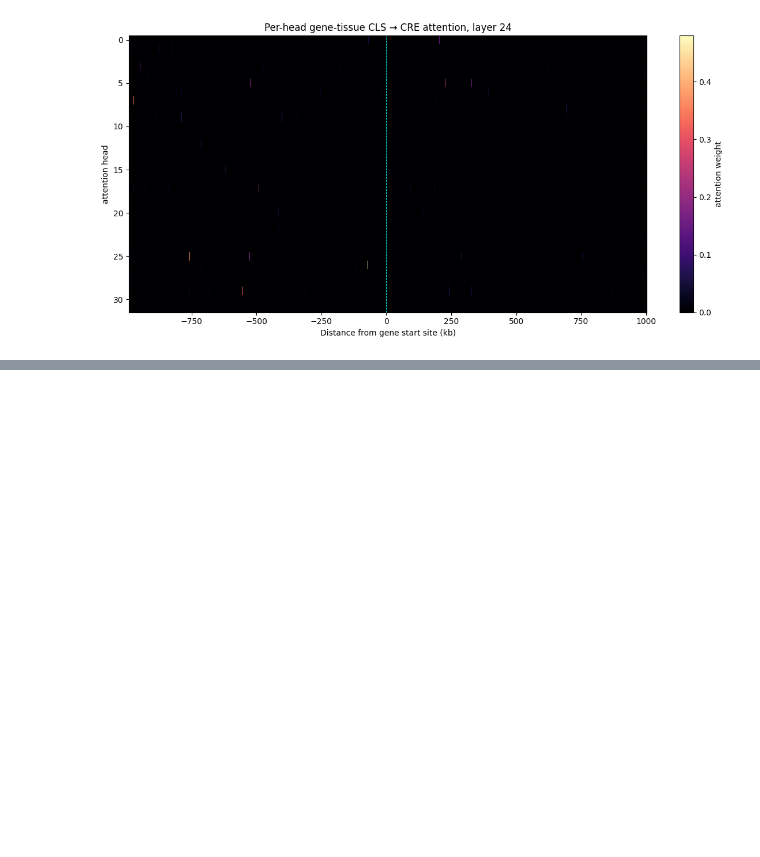
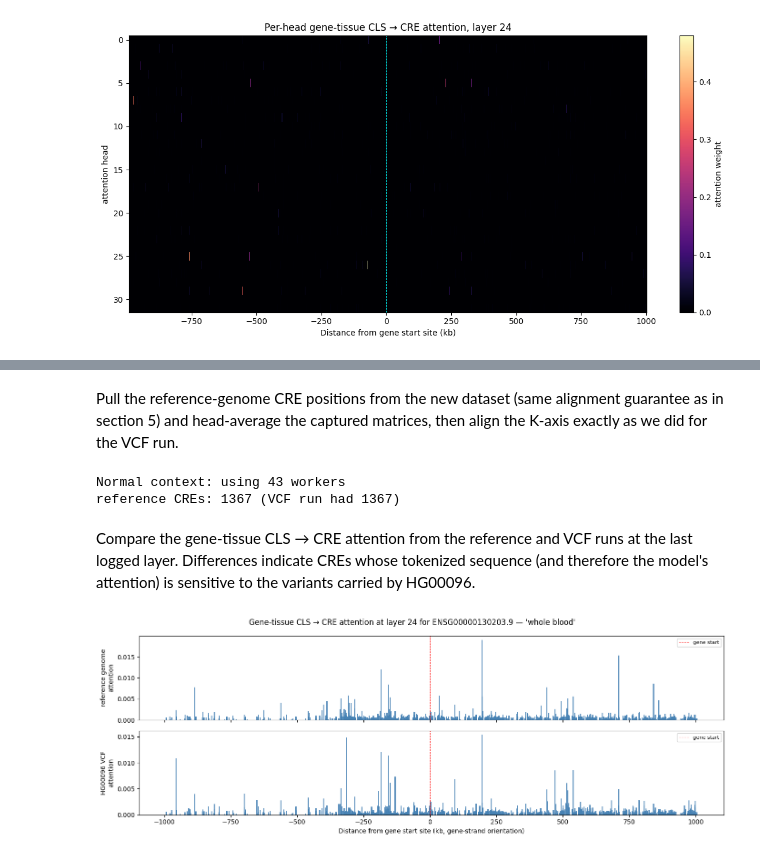
Before and after one commit to czi-ai/variantformer, a Jupyter notebook: notebooks/explore_attention.ipynb, the cells around one changed output, grey strips where cells are left out. Cells and saved outputs as stored; diff of their text form; code cells hidden in the pictures; blank space fills up the shorter version.

```diff
--- a/notebooks/explore_attention.ipynb
+++ b/notebooks/explore_attention.ipynb
@@ -393,3 +444,58 @@ plt.show()
+# %% [markdown]
+Pull the reference-genome CRE positions from the new dataset (same
+alignment guarantee as in section 5) and head-average the captured
+matrices, then align the K-axis exactly as we did for the VCF run.
+# %%
+cre_df_ref = vcf_dataset_ref.get_cre_positions(GENE_ID)
+cre_df_ref['midpoint'] = (cre_df_ref['start_cre'] + cre_df_ref['end_cre']) // 2
+cre_df_ref['distance_to_gene_start'] = cre_df_ref['midpoint'] - gene_start_site
+if gene_info['strand'] == '-':
+    cre_df_ref['distance_to_gene_start'] = -cre_df_ref['distance_to_gene_start']
+
+gene_tissue_cls_attention_ref = {}
+for name, mats in log_attn_ref.attention_matrices.items():
+    if not name.startswith('gene_modulator_crossMHA_'):
+        continue
+    layer_id = int(name.rsplit('_', 1)[-1])
+    A_heads = mats[0].cpu().to(torch.float32).numpy()  # (H, Q, K)
+    A = A_heads.mean(axis=0)                            # (Q, K)
+    gene_tissue_cls_attention_ref[layer_id] = A[0, : len(cre_df_ref)]
+
+x_kb_ref = cre_df_ref['distance_to_gene_start'].values / 1000.0
+print(f'reference CREs: {len(cre_df_ref)} (VCF run had {len(cre_df)})')
+# %% [output]
+Normal context: using 43 workers
+reference CREs: 1367 (VCF run had 1367)
+# %% [markdown]
+Compare the gene-tissue CLS → CRE attention from the reference and VCF
+runs at the last logged layer. Differences indicate CREs whose tokenized
+sequence (and therefore the model's attention) is sensitive to the
+variants carried by HG00096.
+# %%
+last_layer = ordered_layers[-1]
+attn_ref = gene_tissue_cls_attention_ref[last_layer]
+attn_vcf = gene_tissue_cls_attention[last_layer]
+
+fig, axes = plt.subplots(2, 1, figsize=(14, 5), sharex=True)
+for ax, (label, values, x_axis) in zip(
+    axes,
+    [
+        ('reference genome', attn_ref, x_kb_ref),
+        ('HG00096 VCF', attn_vcf, x_kb),
+    ],
+):
+    ax.bar(x_axis, values, width=4.0, color='steelblue', alpha=0.85)
+    ax.axvline(0, color='red', lw=0.8, ls='--', alpha=0.7, label='gene start')
+    ax.set_ylabel(f'{label}\nattention')
+    ax.legend(loc='upper right', fontsize=8)
+axes[-1].set_xlabel('Distance from gene start site (kb, gene-strand orientation)')
+fig.suptitle(
+    f'Gene-tissue CLS → CRE attention at layer {last_layer} for {GENE_ID} — {TISSUE!r}'
+)
+fig.tight_layout()
+plt.show()
+# %% [output]
+[figure, added]
 # %% [markdown]
 ## Recap
 
```
Also changed, not shown: parts of 7 cells of this notebook.
